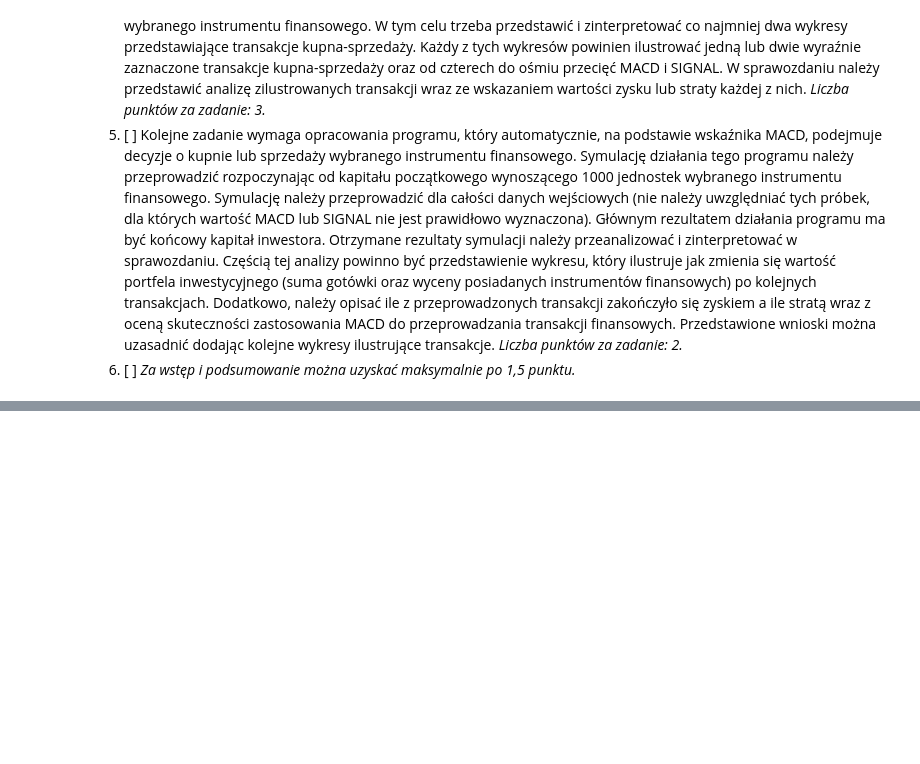
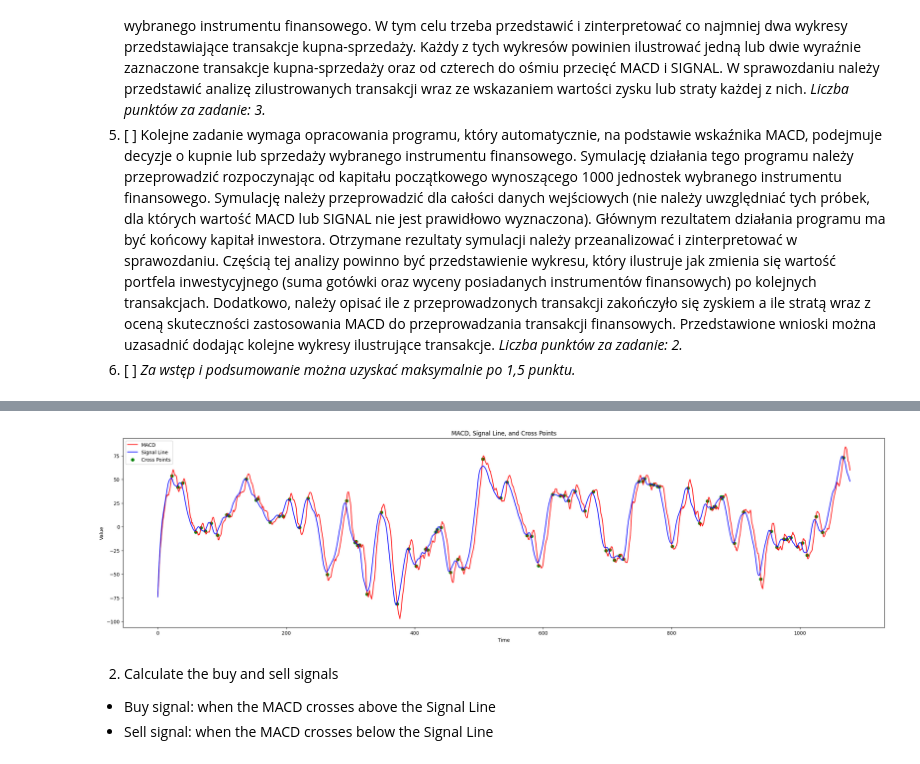
Before and after one commit to KociszewskaMarta/MN_proj1, a Jupyter notebook: projekt.ipynb, the cells around one changed output, grey strips where cells are left out. Saved outputs shown, nothing was run; the diff lists cells and outputs as text; code cells hidden in the pictures; blank space fills up the shorter version.

```diff
--- a/projekt.ipynb
+++ b/projekt.ipynb
@@ -56,0 +344,5 @@ Możliwe do używania biblioteki:
+# %%
+# TODO: check if this is the right solution
+# different sizes of arrays, how to deal with them
+# cause - in caluclating ema starting index changes (=n)
+macd=macd[:len(signal)]
@@ -56,0 +351,41 @@ Możliwe do używania biblioteki:
+# %%
+def cross(macd, signal):
+    """
+    Calculate the cross points between the MACD and Signal Line
+    Parameters
+    ----------
+    macd : numpy array of MACD values
+    signal : numpy array of Signal Line values
+
+    Returns
+    -------
+    list of tuples containing the index and value of the cross points
+    """
+    cross_points = []
+    for i in range(1, len(macd)):
+        if (macd[i] > signal[i] and macd[i - 1] < signal[i - 1]) or (macd[i] < signal[i] and macd[i - 1] > signal[i - 1]):
+            cross_points.append((i, macd[i]))
+    return cross_points
+# %%
+# Calculate the cross points
+cross_points = cross(macd, signal)
+# %%
+def plot_macd_signal_and_cross_points(macd, signal, cross_points):
+    plt.figure(figsize=(28, 7))
+    plt.plot(macd, label='MACD', color='red')
+    plt.plot(signal, label='Signal Line', color='blue')
+    plt.scatter([point[0] for point in cross_points], [point[1] for point in cross_points], color='green', marker='o', label='Cross Points')
+    plt.xlabel('Time')
+    plt.ylabel('Value')
+    plt.title('MACD, Signal Line, and Cross Points')
+    plt.legend()
+    plt.show()
+# %%
+# Plot the MACD, Signal Line, and Cross Points
+plot_macd_signal_and_cross_points(macd, signal, cross_points)
+# %% [output]
+[figure, added]
+# %% [markdown]
+2. Calculate the buy and sell signals
+- Buy signal: when the MACD crosses above the Signal Line
+- Sell signal: when the MACD crosses below the Signal Line
```
Also changed, not shown: parts of 27 cells of this notebook, 1 other file.
